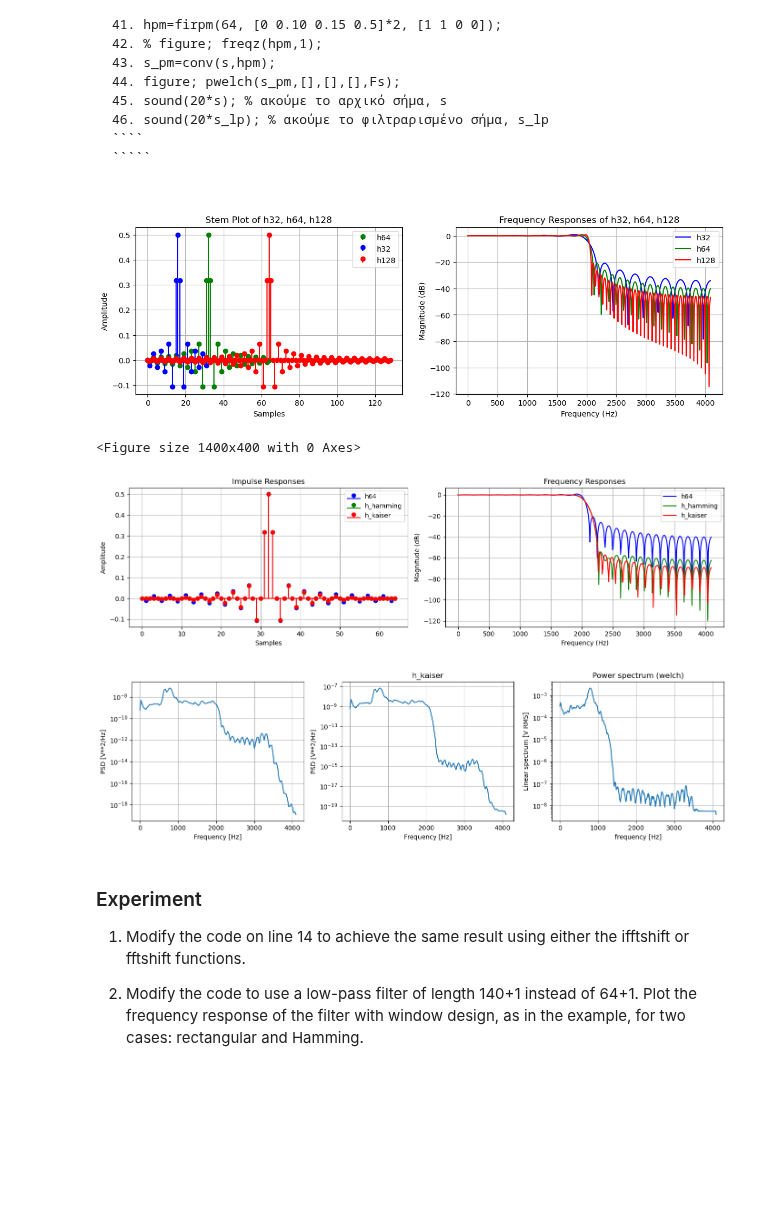
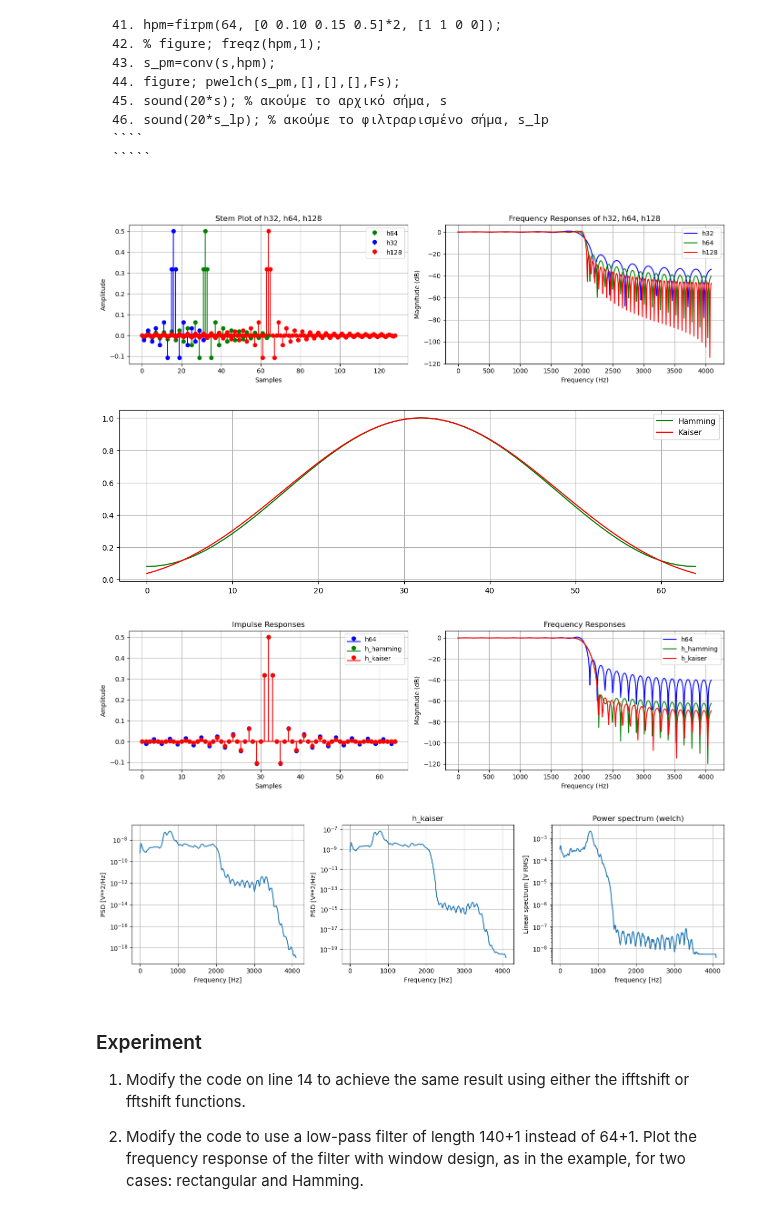
Before and after one commit to ntua-el17840/Interactive-Digital-Communications, a Jupyter notebook: test-book/content/Digcom_Lab2.ipynb, the cells around one changed output. Saved outputs shown, nothing was run; the diff lists cells and outputs as text; code cells hidden in the pictures; blank space fills up the shorter version.

```diff
--- a/test-book/content/Digcom_Lab2.ipynb
+++ b/test-book/content/Digcom_Lab2.ipynb
@@ -598,6 +598,6 @@ sd.play(20 * s, Fs); sd.wait()
 # %%
 import numpy as np
-from scipy.signal import remez, convolve, welch
+from scipy.signal import remez, convolve, welch, firwin2
 import matplotlib.pyplot as plt
 import scipy.io
 import sounddevice as sd
@@ -646,8 +646,6 @@ w, h = scipy.signal.freqz(h64)
 #plt.figure(); plt.plot(w / np.pi * (Fs / 2), np.abs(h)); plt.title('Frequency Response of h64');plt.xlabel('Frequency (Hz)');plt.ylabel('Magnitude');plt.grid()
 
 # 20 - For visualizing the frequency responses of h32, h64, and h128 together
-plt.figure(figsize=(14, 4))
-
 # Define a list of colors corresponding to each filter
 colors = ['b', 'g', 'r']  # Blue for h32, Green for h64, Red for h128
 
@@ -662,12 +660,12 @@ axs[1].legend()
 
 # Display the figure with plots side by side
 plt.tight_layout()
-plt.show()
+
 
 # 22-26
 wh = np.hamming(len(h64))
 wk = np.kaiser(len(h64), 5)
-plt.figure(figsize=(14, 4)); plt.plot(wh, 'g', label='Hamming'); plt.plot(wk, 'r', label='Kaiser'); plt.legend(); plt.grid()
+plt.figure(figsize=(14, 4)); plt.plot(wh, 'g', label='Hamming'); plt.plot(wk, 'r', label='Kaiser'); plt.legend(); plt.grid(True)
 
 # 27-30
 h_hamming = h64 * wh
@@ -700,7 +698,7 @@ axs[1].legend()
 axs[1].grid(True)
 
 plt.tight_layout()
-plt.show()
+
 
 # 32-38 Filtering and plotting PSD
 y_rect = np.convolve(s, h64, mode='same')
@@ -713,40 +711,40 @@ axs[0].semilogy(f, Pxx); axs[0].grid(True); axs[0].set_xlabel('Frequency [Hz]');
 
 y_hamm = np.convolve(s, h_hamming, mode='same')
 f, Pxx = scipy.signal.welch(y_hamm, Fs)
 #plt.figure();plt.grid(True); plt.semilogy(f, Pxx); plt.xlabel('Frequency [Hz]'); plt.ylabel('PSD [V**2/Hz]'); plt.title('h_hamming')
 
 y_kais = np.convolve(s, h_kaiser, mode='same')
 f, Pxx = scipy.signal.welch(y_kais, Fs)
 axs[1].grid(True); axs[1].semilogy(f, Pxx); axs[1].set_xlabel('Frequency [Hz]'); axs[1].set_ylabel('PSD [V**2/Hz]'); axs[1].set_title('h_kaiser')
 
 # 40-44  Parks-McClellan low-pass filter
 freq = np.array([0, 0.10, 0.15, 0.5]) * Fs  # Scale frequencies correctly
 gain = [1, 1, 0, 0]
 
 # Call firwin2 with corrected parameters and using the `fs` parameter
-hpm = signal.firwin2(65, freq, gain, fs=Fs)
+hpm = scipy.signal.firwin2(65, freq, gain, fs=Fs)
 s_pm = np.convolve(s, hpm, 'same')
 
 # Plotting or analyzing the filtered signals (y_rect, y_hamm, y_kais, s_pm) can be done similarly
 # For example, to plot the PSD:
-f, Pxx_spec = signal.welch(s_pm, Fs, 'flattop', 1024, scaling='spectrum')
+f, Pxx_spec = scipy.signal.welch(s_pm, Fs, 'flattop', 1024, scaling='spectrum')
 axs[2].semilogy(f, np.sqrt(Pxx_spec))
 axs[2].set_xlabel('frequency [Hz]')
 axs[2].grid(True)
 axs[2].set_ylabel('Linear spectrum [V RMS]')
 axs[2].set_title('Power spectrum (welch)')
 
 plt.tight_layout()
-plt.show()
+
 
 # 45-46 Playing sound (s and s_pm assumed as original and filtered signal)
 sd.play(20 * s, Fs); sd.wait()
 # sd.play(20 * s_lp, Fs); sd.wait()  # Uncomment and adjust variable name as needed for the filtered signal
 # %% [output]
-[figure, old version]
+[figure, new version]
-<Figure size 1400x400 with 0 Axes>
-[figure, old version]
+[figure, new version]
-[figure, old version]
+[figure, new version]
+[figure, added]
 # %% [markdown]
 ### Experiment
 
```
Also changed, not shown: parts of 2 cells of this notebook, 33 other files.
